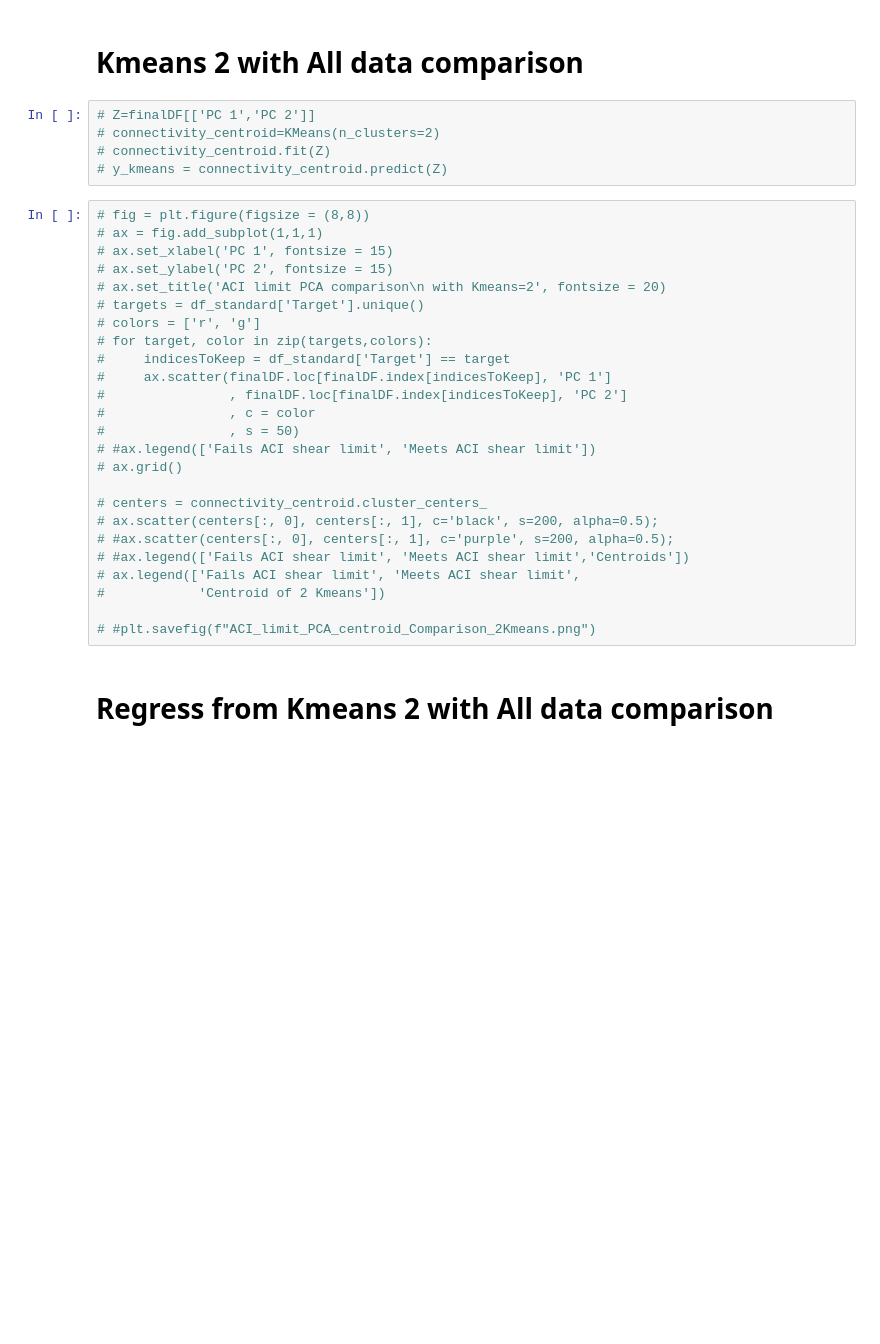
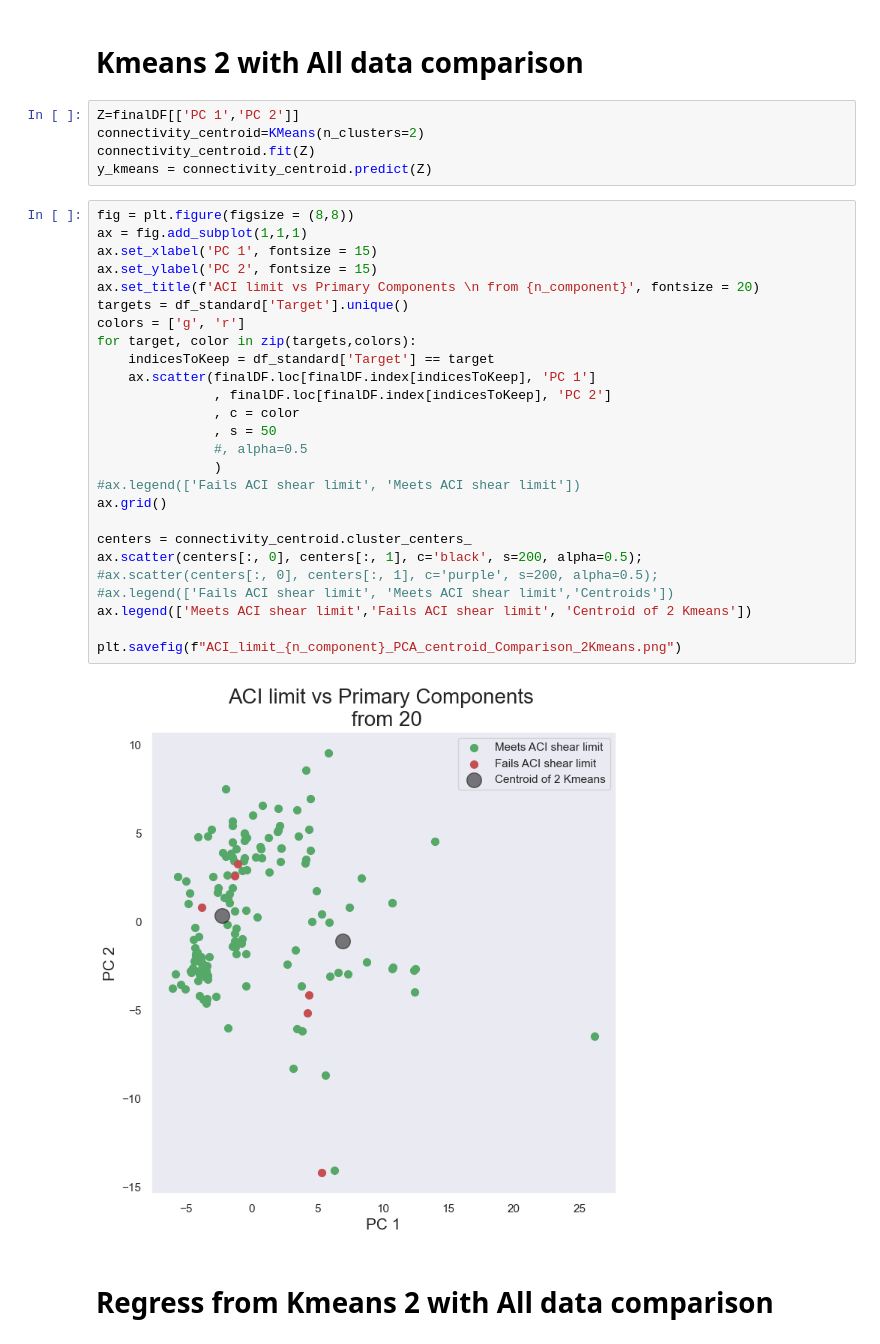
Before and after one commit to adomakor412/MSNT_Thesis_ML_CE, a Jupyter notebook: dfexp_prediction.ipynb, the cells around one changed output. Saved outputs shown, nothing was run; the diff lists cells and outputs as text; blank space fills up the shorter version.

Commit message:
all data Kmeans 2 imaged

```diff
--- a/dfexp_prediction.ipynb
+++ b/dfexp_prediction.ipynb
@@ -612,35 +651,38 @@ Y=finalDF[['PC 2']]
 # %% [markdown]
 # Kmeans 2 with All data comparison
 # %%
-# Z=finalDF[['PC 1','PC 2']]
-# connectivity_centroid=KMeans(n_clusters=2)
-# connectivity_centroid.fit(Z)
-# y_kmeans = connectivity_centroid.predict(Z)
+Z=finalDF[['PC 1','PC 2']]
+connectivity_centroid=KMeans(n_clusters=2)
+connectivity_centroid.fit(Z)
+y_kmeans = connectivity_centroid.predict(Z)
 # %%
-# fig = plt.figure(figsize = (8,8))
-# ax = fig.add_subplot(1,1,1)
-# ax.set_xlabel('PC 1', fontsize = 15)
-# ax.set_ylabel('PC 2', fontsize = 15)
-# ax.set_title('ACI limit PCA comparison\n with Kmeans=2', fontsize = 20)
-# targets = df_standard['Target'].unique()
-# colors = ['r', 'g']
-# for target, color in zip(targets,colors):
-#     indicesToKeep = df_standard['Target'] == target
-#     ax.scatter(finalDF.loc[finalDF.index[indicesToKeep], 'PC 1']
-#                , finalDF.loc[finalDF.index[indicesToKeep], 'PC 2']
-#                , c = color
-#                , s = 50)
-# #ax.legend(['Fails ACI shear limit', 'Meets ACI shear limit'])
-# ax.grid()
+fig = plt.figure(figsize = (8,8))
+ax = fig.add_subplot(1,1,1)
+ax.set_xlabel('PC 1', fontsize = 15)
+ax.set_ylabel('PC 2', fontsize = 15)
+ax.set_title(f'ACI limit vs Primary Components \n from {n_component}', fontsize = 20)
+targets = df_standard['Target'].unique()
+colors = ['g', 'r']
+for target, color in zip(targets,colors):
+    indicesToKeep = df_standard['Target'] == target
+    ax.scatter(finalDF.loc[finalDF.index[indicesToKeep], 'PC 1']
+               , finalDF.loc[finalDF.index[indicesToKeep], 'PC 2']
+               , c = color
+               , s = 50
+               #, alpha=0.5
+               )
+#ax.legend(['Fails ACI shear limit', 'Meets ACI shear limit'])
+ax.grid()
 
-# centers = connectivity_centroid.cluster_centers_
-# ax.scatter(centers[:, 0], centers[:, 1], c='black', s=200, alpha=0.5);
-# #ax.scatter(centers[:, 0], centers[:, 1], c='purple', s=200, alpha=0.5);
-# #ax.legend(['Fails ACI shear limit', 'Meets ACI shear limit','Centroids'])
-# ax.legend(['Fails ACI shear limit', 'Meets ACI shear limit',
-#            'Centroid of 2 Kmeans'])
+centers = connectivity_centroid.cluster_centers_
+ax.scatter(centers[:, 0], centers[:, 1], c='black', s=200, alpha=0.5);
+#ax.scatter(centers[:, 0], centers[:, 1], c='purple', s=200, alpha=0.5);
+#ax.legend(['Fails ACI shear limit', 'Meets ACI shear limit','Centroids'])
+ax.legend(['Meets ACI shear limit','Fails ACI shear limit', 'Centroid of 2 Kmeans'])
 
-# #plt.savefig(f"ACI_limit_PCA_centroid_Comparison_2Kmeans.png")
+plt.savefig(f"ACI_limit_{n_component}_PCA_centroid_Comparison_2Kmeans.png")
+# %% [output]
+[figure, added]
 # %% [markdown]
 # Regress from Kmeans 2 with All data comparison
 # %%
```
Also changed, not shown: parts of 20 cells of this notebook.
